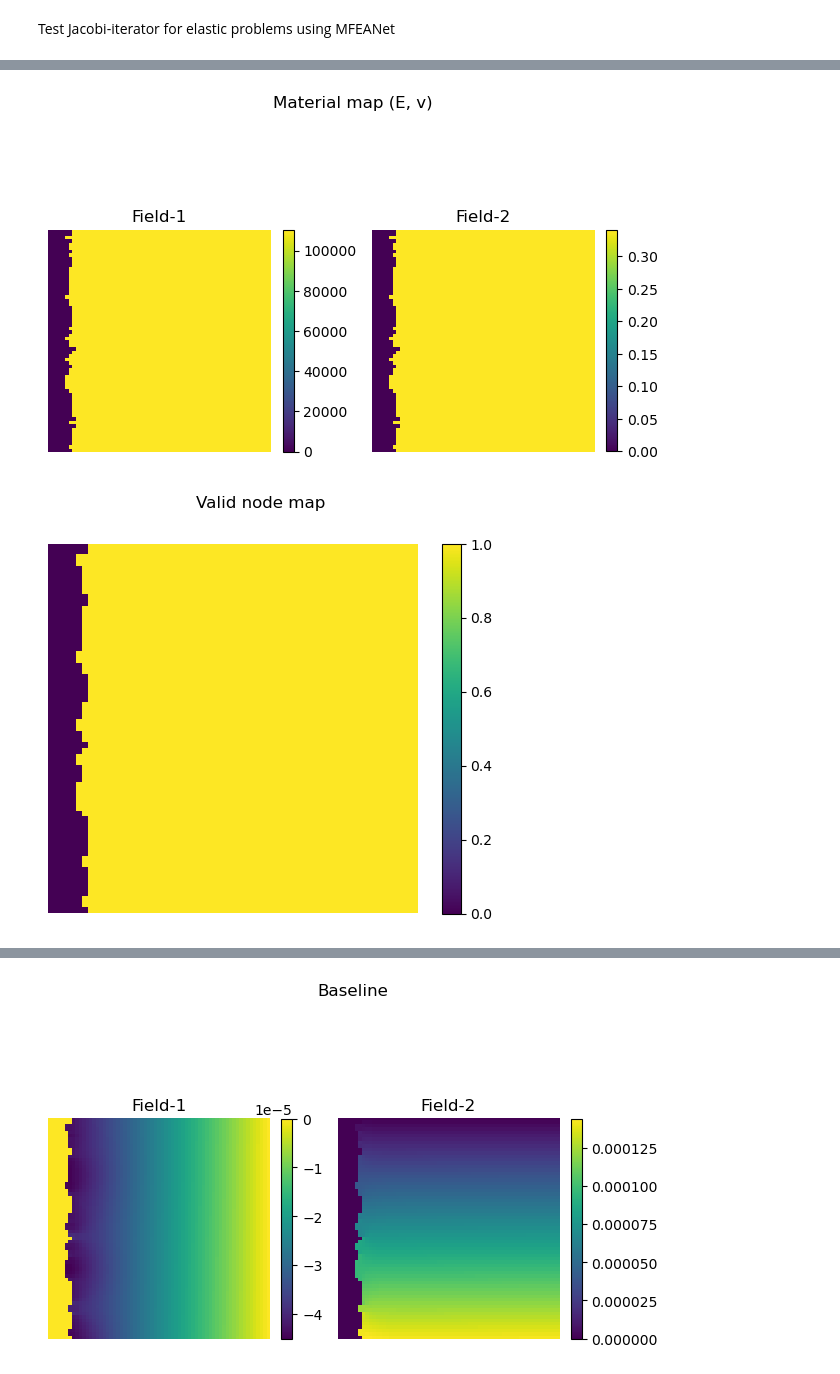
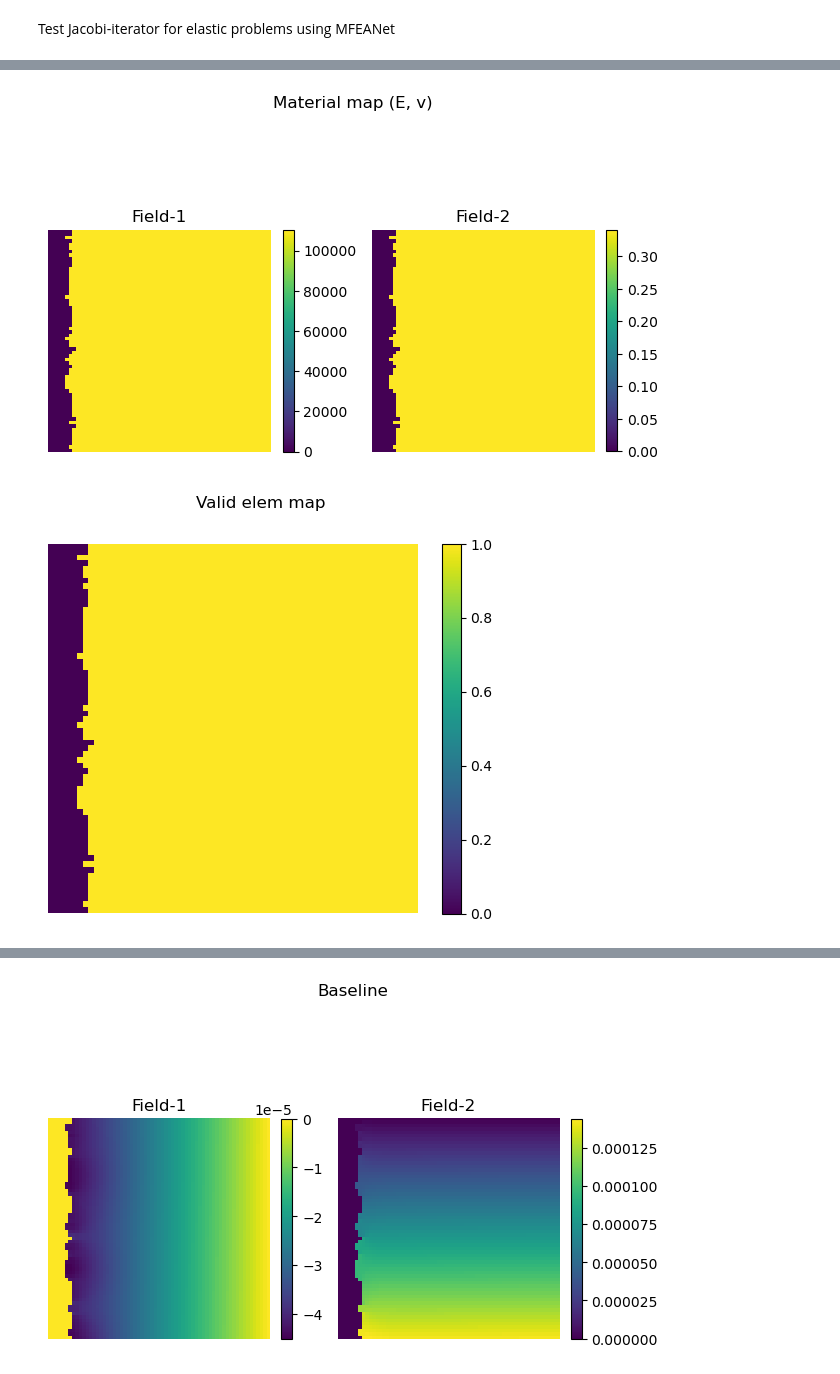
Before and after one commit to ymlasu/MFEA-Net, a Jupyter notebook: MFEANet_elastic_Ti64_test.ipynb, the cells around one changed output, grey strips where cells are left out. Saved outputs shown, nothing was run; the diff lists cells and outputs as text; code cells hidden in the pictures.

```diff
--- a/MFEANet_elastic_Ti64_test.ipynb
+++ b/MFEANet_elastic_Ti64_test.ipynb
@@ -30,8 +30,8 @@ n_test = 2**6
 
 test_set = MechanicalDataSet('data/data_Ti64/elastic_Ti64.h5', device)
 test_dataloader = DataLoader(test_set, batch_size=bs, shuffle=True)
-mask_test, dirich_idx_test, dirich_value_test, neumann_idx_test, neumann_value_test, neumann_conn_test, material_test, f_test, u_test = next(iter(test_dataloader))
-solution_test, f_test, d_test, d_idx_test, t_idx_test, t_test, t_conn_test, m_test, msk_test = (torch.unsqueeze(u_test[k], 0).to(device_predict),
+elem_mask_test, node_mask_test, dirich_idx_test, dirich_value_test, neumann_idx_test, neumann_value_test, neumann_conn_test, material_test, f_test, u_test = next(iter(test_dataloader))
+solution_test, f_test, d_test, d_idx_test, t_idx_test, t_test, t_conn_test, m_test, emsk_test, nmsk_test = (torch.unsqueeze(u_test[k], 0).to(device_predict),
                                                                          torch.unsqueeze(f_test[k], 0).to(device_predict),
                                                                          torch.unsqueeze(dirich_value_test[k], 0).to(device_predict),
                                                                          torch.unsqueeze(dirich_idx_test[k], 0).to(device_predict),
@@ -39,20 +39,22 @@ solution_test, f_test, d_test, d_idx_test, t_idx_test, t_test, t_conn_test, m_te
                                                                          torch.unsqueeze(neumann_value_test[k], 0).to(device_predict),
                                                                          torch.unsqueeze(neumann_conn_test[k], 0).to(device_predict),
                                                                          torch.unsqueeze(material_test[k], 0).to(device_predict),
-                                                                         torch.unsqueeze(mask_test[k], 0).to(device_predict))
+                                                                         torch.unsqueeze(elem_mask_test[k], 0).to(device_predict),
+                                                                         torch.unsqueeze(node_mask_test[k], 0).to(device_predict))
 # %%
 plot.plot_elasticfield(dirich_idx_test[k], ftitle='Dirichlet boundary index')
 plot.plot_elasticfield(dirich_value_test[k], ftitle='Dirichlet boundary value')
 plot.plot_elasticfield(neumann_idx_test[k], ftitle='Traction boundary index')
 plot.plot_elasticfield(neumann_value_test[k], ftitle='Traction boundary value')
 plot.plot_elasticfield(material_test[k], ftitle='Material map (E, v)')
-plot.plot_thermalfield(mask_test[k], ftitle='Valid node map')
+plot.plot_thermalfield(elem_mask_test[k], ftitle='Valid elem map')
+plot.plot_thermalfield(node_mask_test[k], ftitle='Valid node map')
 plot.plot_elasticfield(f_test[k], ftitle='Body force')
 plot.plot_elasticfield(u_test[k], ftitle='Solution')
 # %% [output]
 [figure]
 [figure]
 [figure]
 [figure]
 [figure]
-[figure, old version]
+[figure, new version]
```
Also changed, not shown: parts of 5 cells of this notebook, 7 other files.
